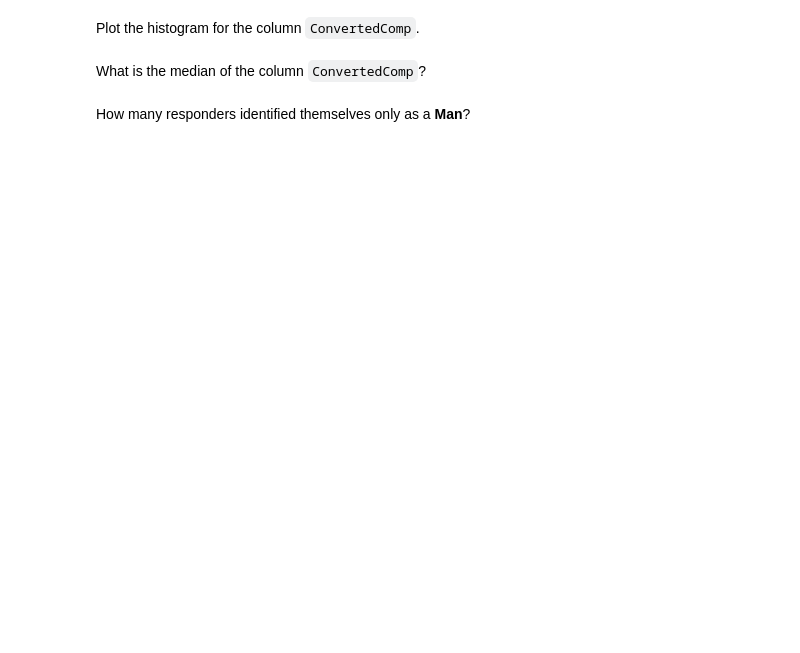
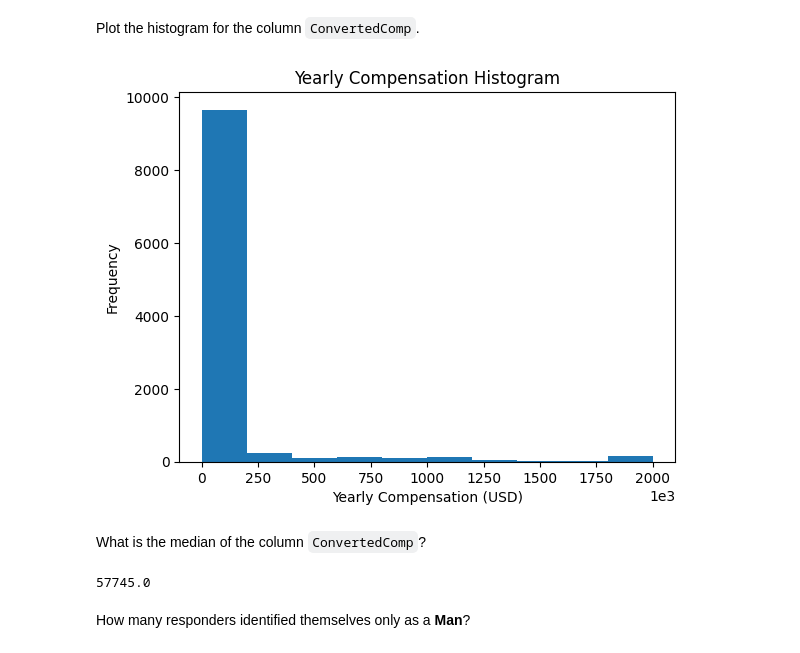
Before and after one commit to rheera/IBM-data-analyst-capstone, a Jupyter notebook: Task3/M3ExploratoryDataAnalysis-lab.ipynb, the cells around one changed output. Cells and saved outputs as stored; diff of their text form; code cells hidden in the pictures; blank space fills up the shorter version.

```diff
--- a/Task3/M3ExploratoryDataAnalysis-lab.ipynb
+++ b/Task3/M3ExploratoryDataAnalysis-lab.ipynb
@@ -56,2 +62,10 @@ Plot the histogram for the column `ConvertedComp`.
+# %%
+ax = df["ConvertedComp"].plot(
+    kind="hist", xlabel="Yearly Compensation (USD)", title="Yearly Compensation Histogram"
+)
+# Make the x-axis 1e3 so the numbers are in thousands of dollars
+plt.ticklabel_format(style="sci", axis="x", scilimits=(3, 3))
+# %% [output]
+[figure, added]
 # %% [markdown]
 What is the median of the column `ConvertedComp`?
@@ -60,2 +72,6 @@ What is the median of the column `ConvertedComp`?
+# %%
+df["ConvertedComp"].median()
+# %% [output]
+57745.0
 # %% [markdown]
 How many responders identified themselves only as a **Man**?
```
Also changed, not shown: parts of 14 cells of this notebook, 2 other files.
